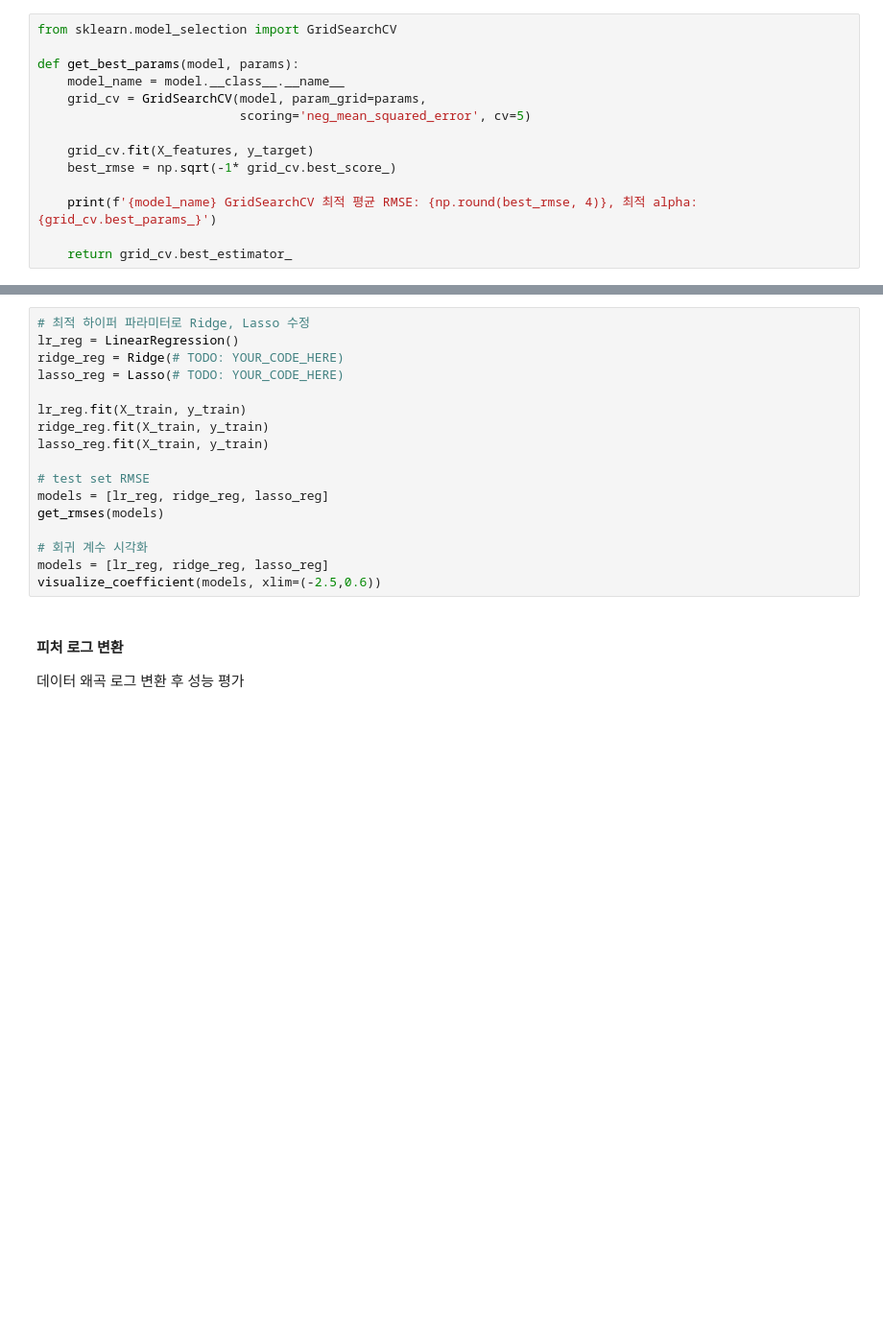
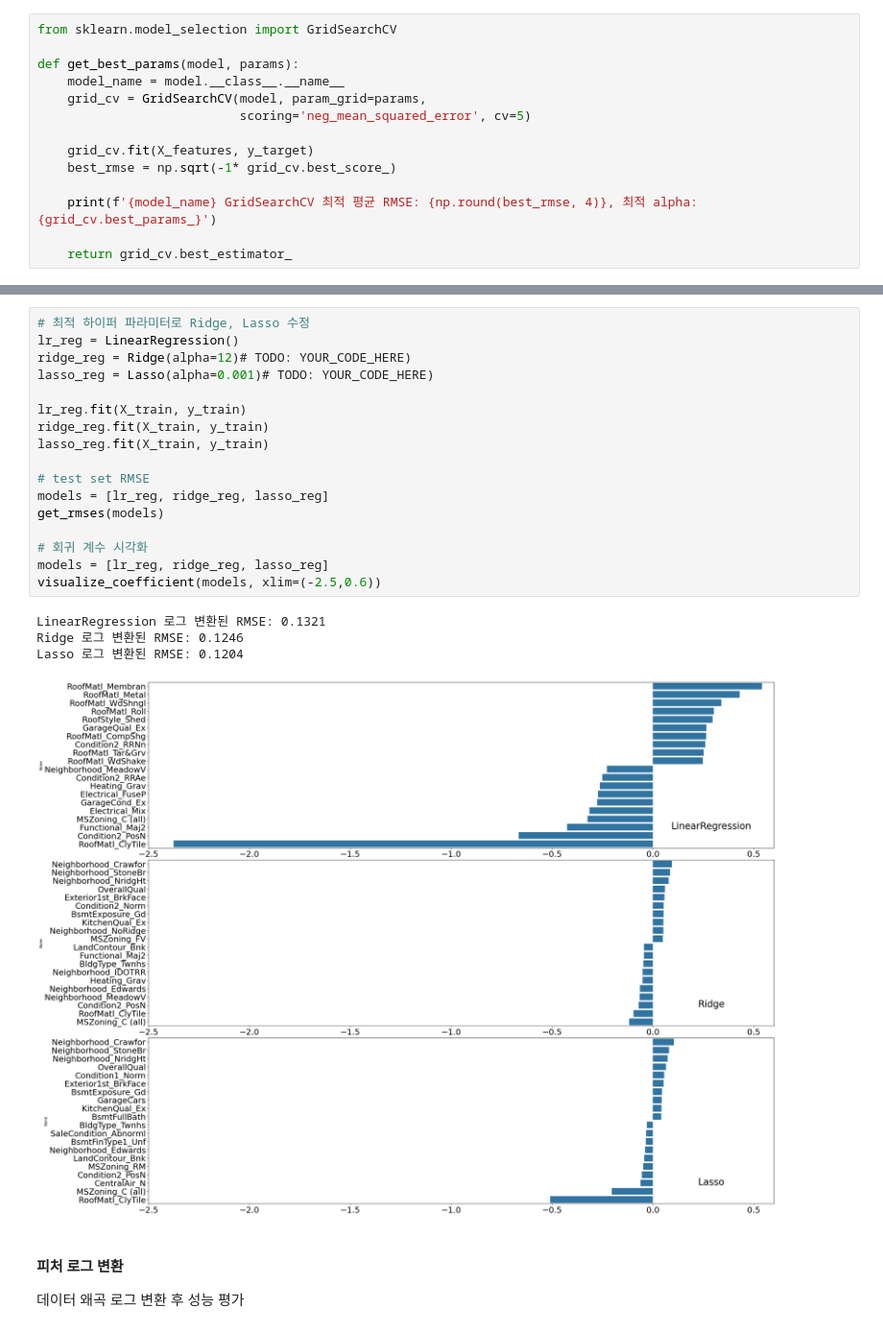
Before and after one commit to jm83-database/elixerr, a Jupyter notebook: notebooks/sklearn_regressoin/houseprice.ipynb, the cells around one changed output, grey strips where cells are left out. Shown at 96% size. Saved outputs shown, nothing was run; the diff lists cells and outputs as text; blank space fills up the shorter version.

```diff
--- a/notebooks/sklearn_regressoin/houseprice.ipynb
+++ b/notebooks/sklearn_regressoin/houseprice.ipynb
@@ -221,20 +374,25 @@ Lasso GridSearchCV 최적 평균 RMSE: 0.1419, 최적 alpha:{'alpha': 0.001}
 # %%
 # 최적 하이퍼 파라미터로 Ridge, Lasso 수정
 lr_reg = LinearRegression()
-ridge_reg = Ridge(# TODO: YOUR_CODE_HERE)
-lasso_reg = Lasso(# TODO: YOUR_CODE_HERE)
+ridge_reg = Ridge(alpha=12)# TODO: YOUR_CODE_HERE)
+lasso_reg = Lasso(alpha=0.001)# TODO: YOUR_CODE_HERE)
 
 lr_reg.fit(X_train, y_train)
 ridge_reg.fit(X_train, y_train)
 lasso_reg.fit(X_train, y_train)
 
 # test set RMSE
 models = [lr_reg, ridge_reg, lasso_reg]
 get_rmses(models)
 
 # 회귀 계수 시각화
 models = [lr_reg, ridge_reg, lasso_reg]
 visualize_coefficient(models, xlim=(-2.5,0.6))
+# %% [output]
+LinearRegression 로그 변환된 RMSE: 0.1321
+Ridge 로그 변환된 RMSE: 0.1246
+Lasso 로그 변환된 RMSE: 0.1204
+[figure, added]
 # %% [markdown]
 #### 피처 로그 변환
 데이터 왜곡 로그 변환 후 성능 평가
```
Also changed, not shown: parts of 23 cells of this notebook.
